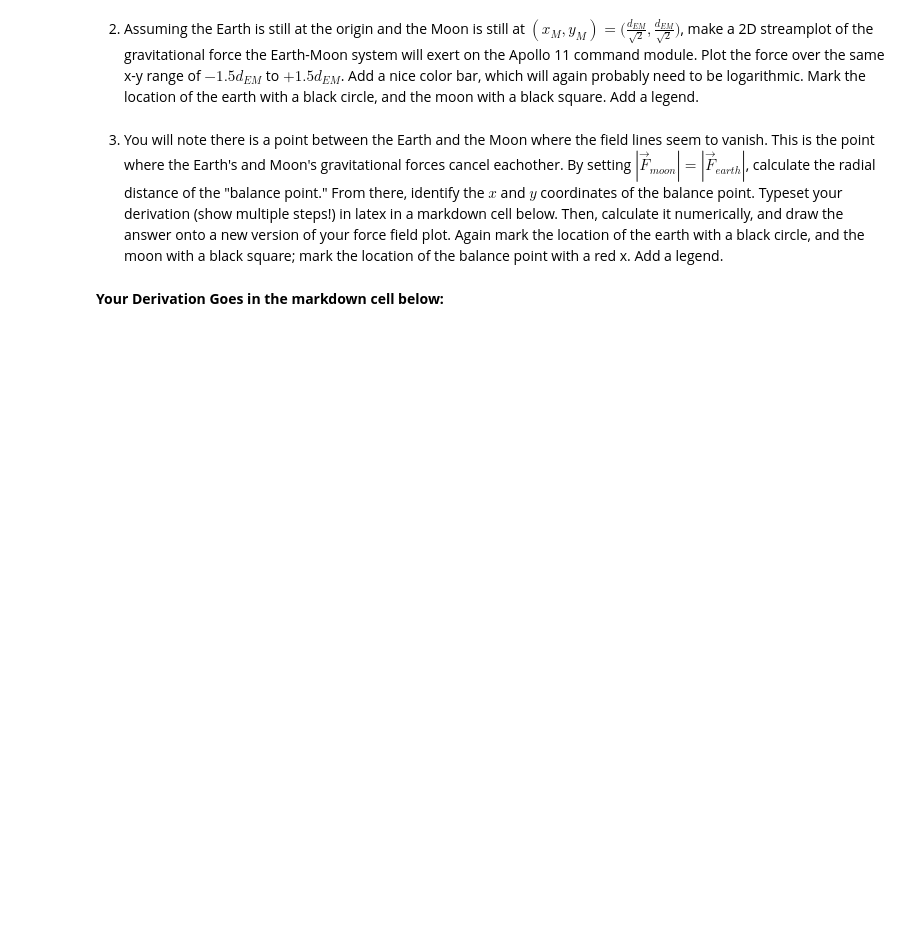
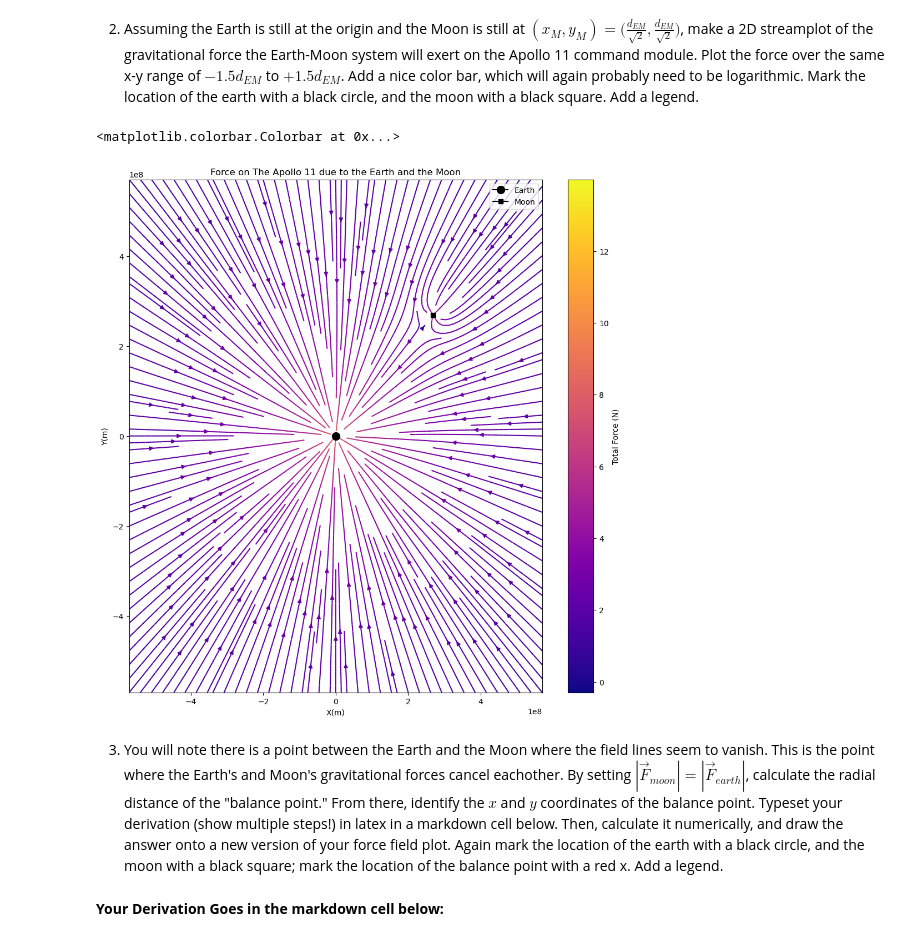
Before and after one commit to rhorton-2/PHYS265-spring26, a Jupyter notebook: Lab1/lab1.ipynb, the cells around one changed output. Cells and saved outputs as stored; diff of their text form; code cells hidden in the pictures; blank space fills up the shorter version.

```diff
--- a/Lab1/lab1.ipynb
+++ b/Lab1/lab1.ipynb
@@ -232,8 +269,31 @@ Mark the location of the earth with a black circle, and the moon with a black sq
 Add a legend.
 # %%
 M_A  = 5500.0 #kg
-F_E = F(M_A,M_E,x,y,0,0)
-F_M = F(M_A,M_M,x,y,Xm,Ym)
+M_E = 5.9E24 #kg
+M_M = 7.3E22 #kg
+L = 3.8E8 # Distance from the earth to the moon
+Xm = L/(np.sqrt(2))
+Ym = L/(np.sqrt(2))
+x = np.linspace(-1.5*L,1.5*L,600)
+y = np.linspace(-1.5*L,1.5*L,600)
+(x,y) = np.meshgrid(x,y)
+F_Ex, F_Ey = GravF(M_E,M_A,0,0,x,y)
+F_Mx, F_My = GravF(M_M,M_A,Xm,Ym,x,y)
+F_Tx = F_Ex + F_Mx
+F_Ty = F_Ey + F_My
+F_T = np.sqrt(F_Tx**2 + F_Ty**2)
+fig, ax = plt.subplots(figsize = (12,12))
+plot = ax.streamplot(x,y,F_Tx,F_Ty,density=2.5, color = np.log(F_T),cmap = "plasma")
+ax.plot(0,0, marker = 'o' , c = 'black', markersize = 10,label = "Earth")
+ax.plot(Xm,Ym, marker = 's' , c = 'black', markersize = 6,label = "Moon")
+ax.set_title("Force on The Apollo 11 due to the Earth and the Moon")
+ax.set_xlabel("X(m)")
+ax.set_ylabel("Y(m)")
+ax.legend()
+fig.colorbar(plot.lines,ax=ax,label = "Total Force (N)")
+# %% [output]
+<matplotlib.colorbar.Colorbar at 0x...>
+[figure, added]
 # %% [markdown]
 3. You will note there is a point between the Earth and the Moon where the field lines seem to vanish. This is the point where the Earth's and Moon's gravitational forces cancel eachother. By setting $|\vec{F}_{moon}| = |\vec{F}_{earth}|$, calculate the radial distance of the "balance point." From there, identify the $x$ and $y$ coordinates of the balance point. Typeset your derivation (show multiple steps!) in latex in a markdown cell below. Then, calculate it numerically, and draw the answer onto a new version of your force field plot. Again mark the location of the earth with a black circle, and the moon with a black square; mark the location of the balance point with a red x. Add a legend.
 # %% [markdown]
```
Also changed, not shown: parts of 14 cells of this notebook, 1 other file.
